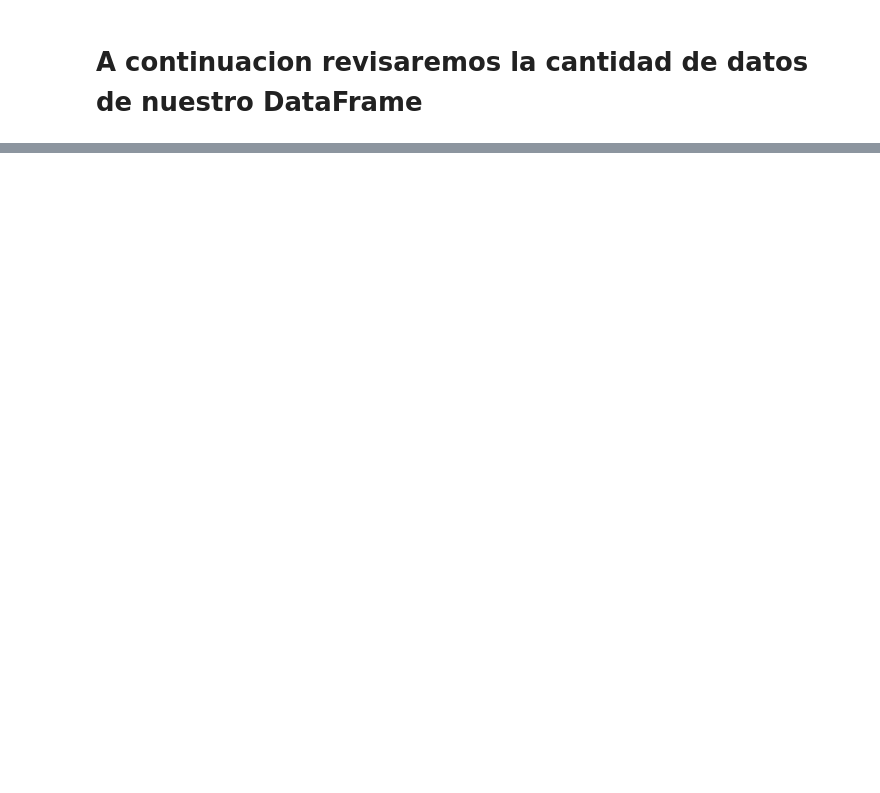
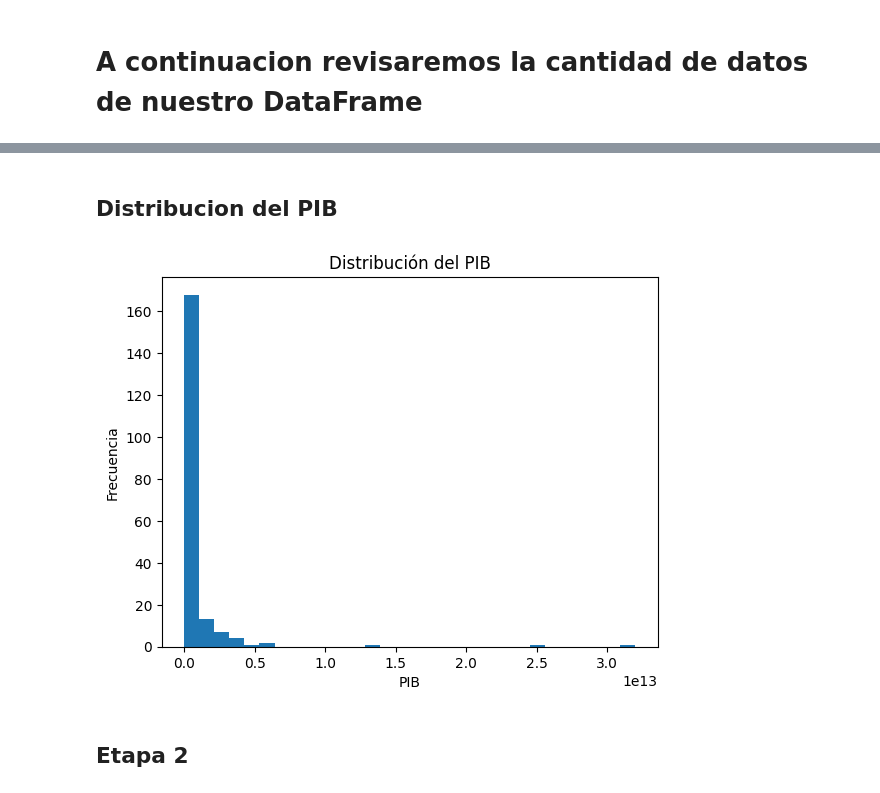
Before and after one commit to cristiancarcamo-netizen/Portafolio, a Jupyter notebook: World_bank.ipynb, the cells around one changed output, grey strips where cells are left out. Saved outputs shown, nothing was run; the diff lists cells and outputs as text; code cells hidden in the pictures; blank space fills up the shorter version.

```diff
--- a/World_bank.ipynb
+++ b/World_bank.ipynb
@@ -197,0 +207,7 @@ El dataframe contiene 197 filas y 36 columnas, de las cuales 24 contienen regist
+# %%
+# Eliminar columnas de texto
+paises_wb= paises_wb.drop(columns= ['country','Country'])
+# %%
+#Guardar 2 tipos de imputacion
+paises_wb_mean = paises_wb
+paises_wb_rf = paises_wb
@@ -197,0 +244,10 @@ El dataframe contiene 197 filas y 36 columnas, de las cuales 24 contienen regist
+# %%
+from sklearn.experimental import enable_iterative_imputer
+from sklearn.impute import IterativeImputer
+from sklearn.ensemble import RandomForestRegressor
+
+imputer = IterativeImputer(
+     estimator=RandomForestRegressor(n_estimators=10, random_state=42),
+     max_iter=10,
+     random_state=42)
+paises_wb_rf = pd.DataFrame(imputer.fit_transform(paises_wb_rf), columns=paises_wb_rf.columns)
@@ -197,0 +286,4 @@ El dataframe contiene 197 filas y 36 columnas, de las cuales 24 contienen regist
+# %%
+y = paises_wb_rf['NY.GDP.MKTP.PP.KD']
+x = paises_wb_rf.drop(columns='NY.GDP.MKTP.PP.KD')
+y_categorized = pd.qcut(y, q=5, labels=['muy bajo', 'bajo', 'mediano', 'alto', 'muy alto'], duplicates='drop')
@@ -197,0 +313,14 @@ El dataframe contiene 197 filas y 36 columnas, de las cuales 24 contienen regist
+# %% [markdown]
+## Distribucion del PIB
+# %%
+import matplotlib.pyplot as plt
+
+plt.hist(y, bins=30)
+plt.xlabel('PIB')
+plt.ylabel('Frecuencia')
+plt.title('Distribución del PIB')
+plt.show()
+# %% [output]
+[figure, added]
+# %% [markdown]
+## Etapa 2
```
Also changed, not shown: parts of 65 cells of this notebook.
